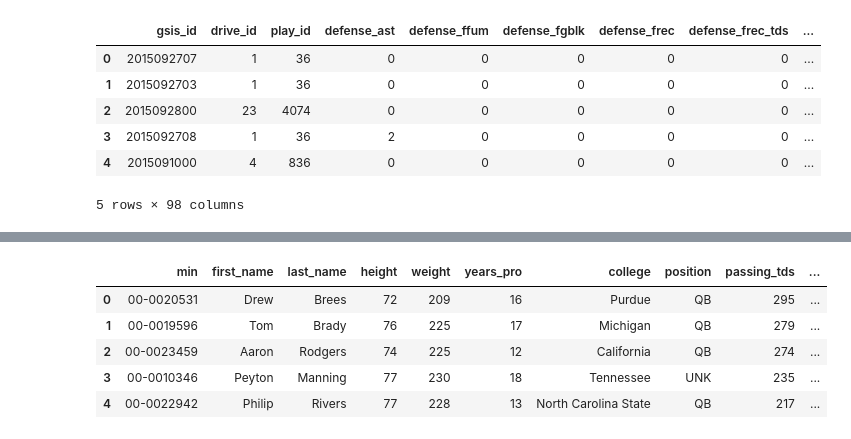
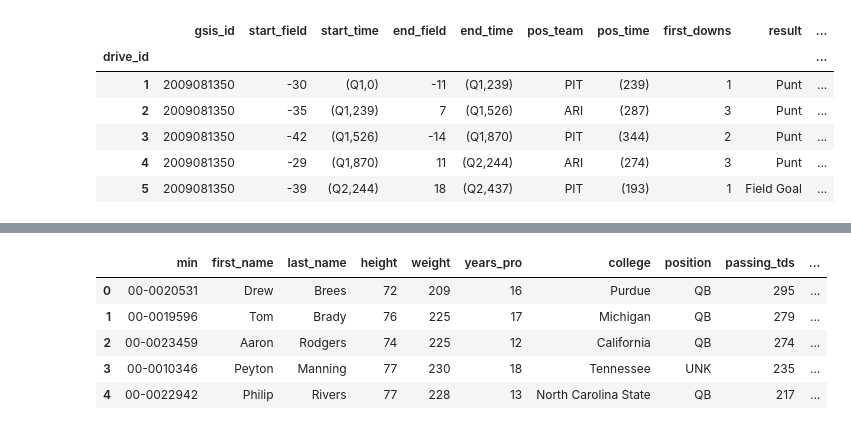
Before and after one commit to nrstott/nfldb_data_exploration, a Jupyter notebook: PCA.ipynb, the cells around one changed output, grey strips where cells are left out. Cells and saved outputs as stored; diff of their text form; code cells hidden in the pictures.

```diff
--- a/PCA.ipynb
+++ b/PCA.ipynb
@@ -22,10 +11,3 @@ team = load_data('team.csv')
-# %%
-agg_play.head()
-# %% [output]
-|  | gsis_id | drive_id | play_id | defense_ast | defense_ffum | defense_fgblk | defense_frec | defense_frec_tds | ... |
-| 0 | 2015092707 | 1 | 36 | 0 | 0 | 0 | 0 | 0 | ... |
-| 1 | 2015092703 | 1 | 36 | 0 | 0 | 0 | 0 | 0 | ... |
-| 2 | 2015092800 | 23 | 4074 | 0 | 0 | 0 | 0 | 0 | ... |
-| 3 | 2015092708 | 1 | 36 | 2 | 0 | 0 | 0 | 0 | ... |
-| 4 | 2015091000 | 4 | 836 | 0 | 0 | 0 | 0 | 0 | ... |
-5 rows × 98 columns
+# %%
+def remove_parens(x):
+    return x[1:-1]
@@ -31,0 +17,16 @@ agg_play.head()
+# %%
+drive = load_data('drive.csv')
+drive = drive.loc[drive.start_field.notna() & drive.start_field.notnull()]
+drive.start_field = drive.start_field.astype(str).apply(remove_parens).astype(int)
+drive.end_field = drive.end_field.astype(str).apply(remove_parens).astype(int)
+drive['ended_in_opposing_territory'] = drive.end_field > 0
+drive = drive.set_index('drive_id')
+drive.head()
+# %% [output]
+|  | gsis_id | start_field | start_time | end_field | end_time | pos_team | pos_time | first_downs | result | ... |
+| drive_id |  |  |  |  |  |  |  |  |  | ... |
+| 1 | 2009081350 | -30 | (Q1,0) | -11 | (Q1,239) | PIT | (239) | 1 | Punt | ... |
+| 2 | 2009081350 | -35 | (Q1,239) | 7 | (Q1,526) | ARI | (287) | 3 | Punt | ... |
+| 3 | 2009081350 | -42 | (Q1,526) | -14 | (Q1,870) | PIT | (344) | 2 | Punt | ... |
+| 4 | 2009081350 | -29 | (Q1,870) | 11 | (Q2,244) | ARI | (274) | 3 | Punt | ... |
+| 5 | 2009081350 | -39 | (Q2,244) | 18 | (Q2,437) | PIT | (193) | 1 | Field Goal | ... |
```
Also changed, not shown: parts of 10 cells of this notebook.
